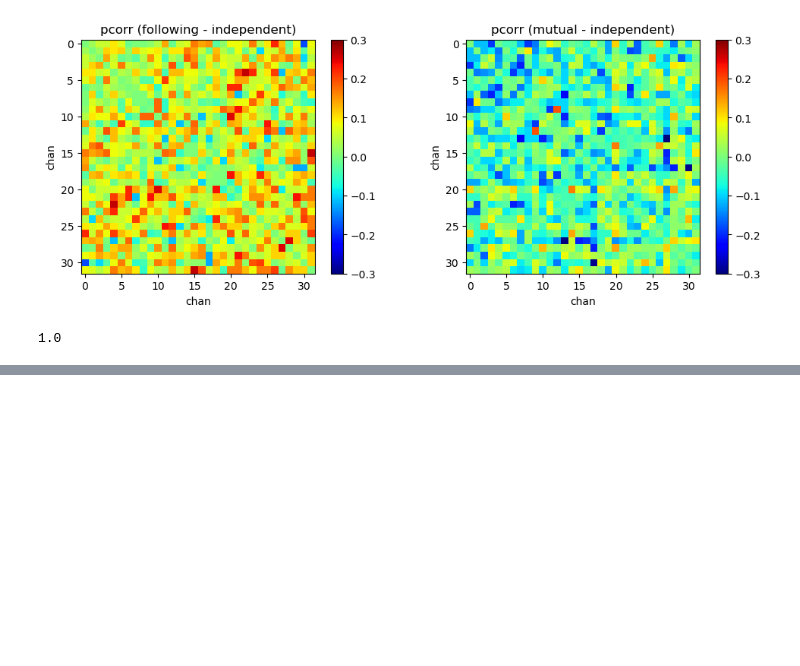
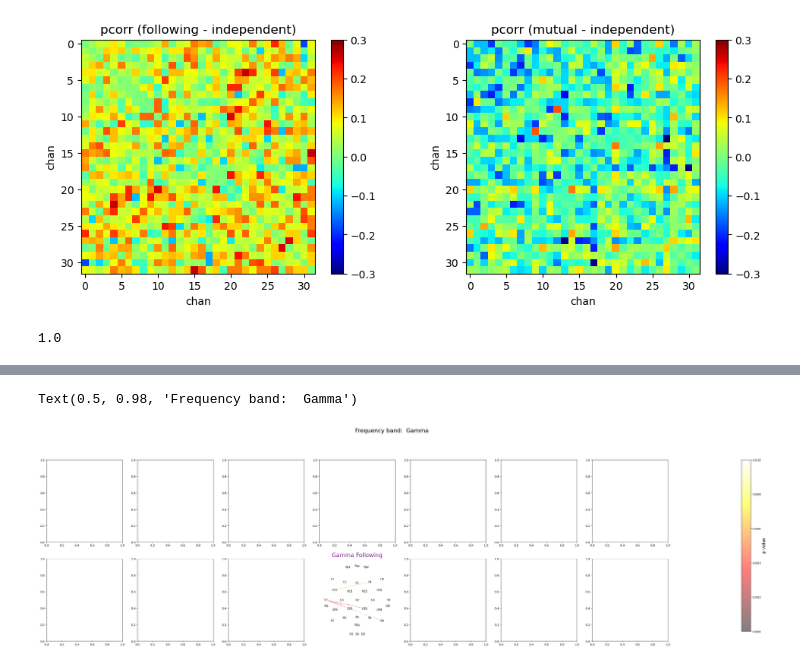
Before and after one commit to zhibinz2/1overf, a Jupyter notebook: Corr_amplitude/step5_test.ipynb, the cells around one changed output, grey strips where cells are left out. Saved outputs shown, nothing was run; the diff lists cells and outputs as text; code cells hidden in the pictures; blank space fills up the shorter version.

```diff
--- a/Corr_amplitude/step5_test.ipynb
+++ b/Corr_amplitude/step5_test.ipynb
@@ -309,0 +340,4 @@ for c in range(2):
+# %%
+weighted_edges=list()
+for e in range(496):
+    weighted_edges.append(edges_list[e]+({'weight': P496_2compares[c][syn,freq,e]},))
@@ -309,0 +355,43 @@ for c in range(2):
+# %%
+# networkx initiate with edges
+fig, ax = plt.subplots(2,7,figsize=(6*7+3, 6*2))
+plt.sca(ax[1,3])
+
+vmin_node_c=0
+vmax_node_c=1
+vmin_edge_c=0
+vmax_edge_c=0.01
+
+X = nx.Graph()
+X.add_edges_from(weighted_edges)
+edges,edge_colors = zip(*nx.get_edge_attributes(X,'weight').items())
+
+nx.draw_networkx_labels(X, pos, labels=labeldict, font_size=10)
+
+
+nodes=nx.draw_networkx_nodes(X, pos, node_size=250,
+        node_color=node_colors, vmin=vmin_node_c, vmax=vmax_node_c,
+        cmap='Greens', alpha=0.9)
+
+edges=nx.draw_networkx_edges(X, pos, width=2,
+        edge_color=edge_colors,edge_vmin=vmin_edge_c,edge_vmax=vmax_edge_c,
+        edge_cmap=plt.cm.hot,alpha=0.5)
+
+ax[1,3].set_title(band_labels[freq] + ' ' + states4names[2], color=freq7colors[freq], fontsize = 20)
+ax[1,3].axis('off')
+
+
+fig.subplots_adjust(right=0.8)
+# cbar_ax1 = fig.add_axes([0.83, 0.15, 0.01, 0.7])
+cbar_ax2 = fig.add_axes([0.88, 0.15, 0.01, 0.7])
+# cbar_node=fig.colorbar(nodes,cbar_ax1)
+# cbar_node.ax.tick_params(labelsize=10)
+# cbar_node.set_label('degree_centrality',fontsize = 15)
+cbar_edges=fig.colorbar(edges,cbar_ax2)
+cbar_edges.ax.tick_params(labelsize=10)
+cbar_edges.set_label('p value',fontsize = 15)
+fig.subplots_adjust(top=0.85)
+fig.suptitle('Frequency band:  '+band_labels[freq], fontsize = 20)
+# %% [output]
+Text(0.5, 0.98, 'Frequency band:  Gamma')
+[figure, added]
```
Also changed, not shown: parts of 5 cells of this notebook.
